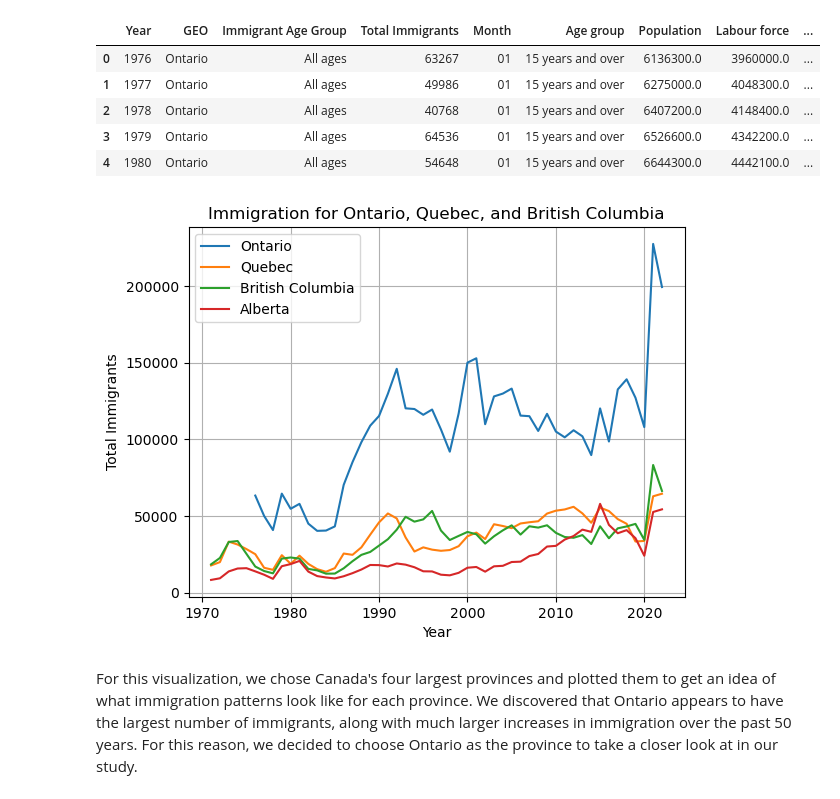
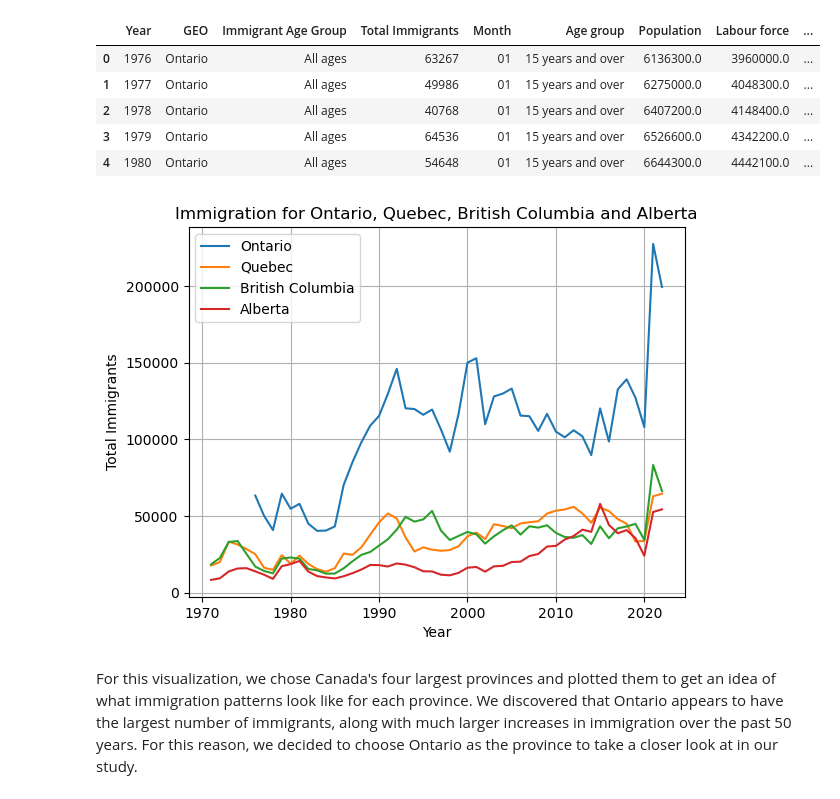
Before and after one commit to Cadeem-M/Project-1-Unemployment, a Jupyter notebook: analysis.ipynb, the cells around one changed output. Saved outputs shown, nothing was run; the diff lists cells and outputs as text; code cells hidden in the pictures.

```diff
--- a/analysis.ipynb
+++ b/analysis.ipynb
@@ -911,24 +911,24 @@ alberta_immigration = filt_immigration_df.loc[
 # %%
 # Plotting data for Ontario immigration trends
 plt.plot(ontario_immigration['Year'], ontario_immigration['Total Immigrants'], label='Ontario')
 plt.plot(quebec_immigration['Year'], quebec_immigration['Total Immigrants'], label='Quebec')
 plt.plot(bc_immigration['Year'], bc_immigration['Total Immigrants'], label='British Columbia')
 plt.plot(alberta_immigration['Year'], alberta_immigration['Total Immigrants'], label='Alberta')
 
 # Adding labels and title
 plt.xlabel('Year')
 plt.ylabel('Total Immigrants')
-plt.title('Immigration for Ontario, Quebec, and British Columbia')
+plt.title('Immigration for Ontario, Quebec, British Columbia and Alberta')
 plt.grid()
 plt.legend()
 
 #Save the figure
 plt.savefig("Visualizations/Immigration_1.png")
 
 # Display the plot
 plt.show()
 # %% [output]
-[figure, old version]
+[figure, new version]
 # %% [markdown]
 For this visualization, we chose Canada's four largest provinces and plotted them to get an idea of what immigration patterns look like for each province. We discovered that Ontario appears
 to have the largest number of immigrants, along with much larger increases in immigration over the past 50 years. For this reason, we decided to choose Ontario as the province to take a closer look at in our study.
```
Also changed, not shown: parts of 1 cell of this notebook, 7 other files.
